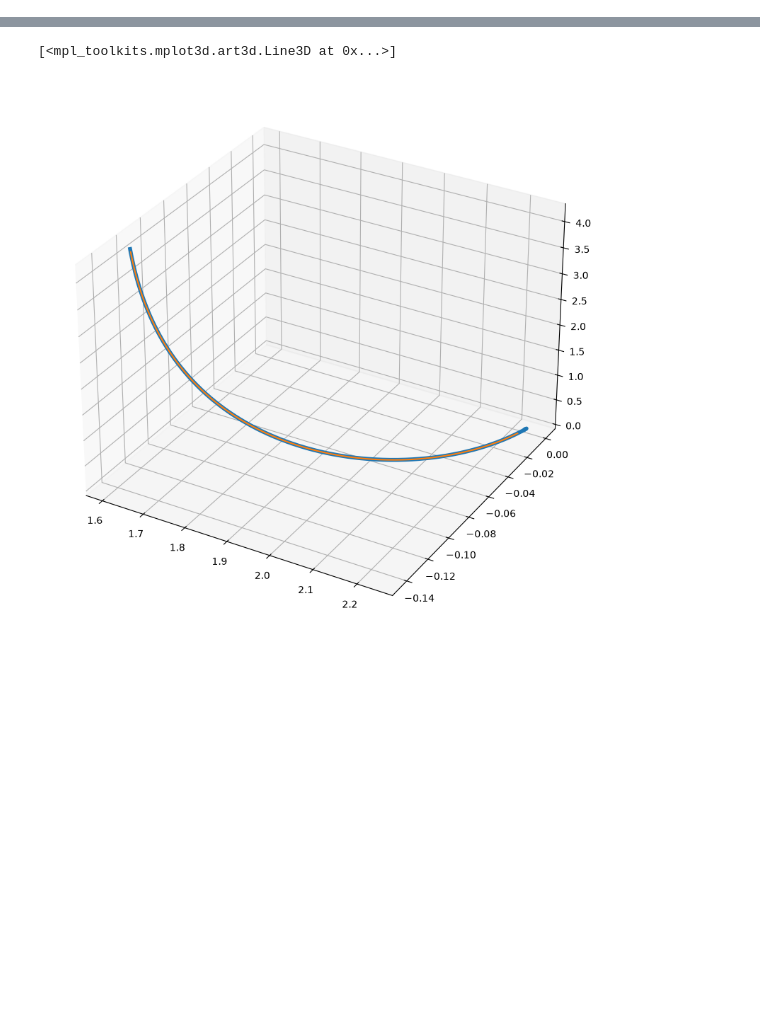
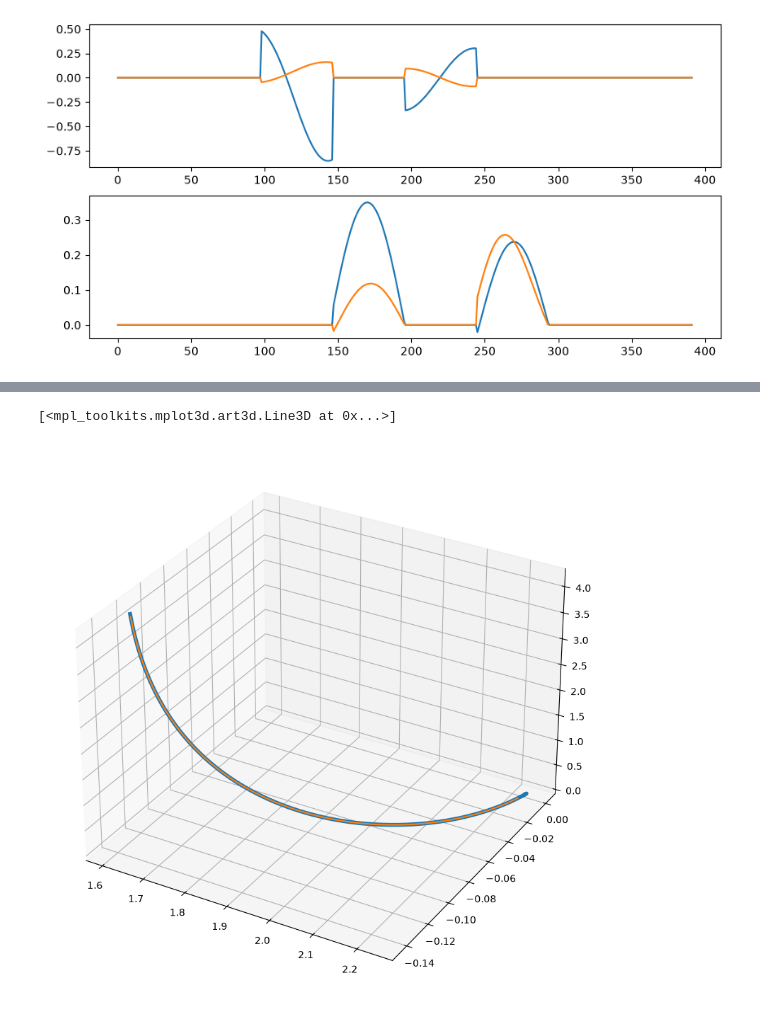
Before and after one commit to GLembrez/NMM-hopper, a Jupyter notebook: controller.ipynb, the cells around one changed output, grey strips where cells are left out. Drawn from its saved outputs; the diff is of its cells as text; code cells hidden in the pictures; blank space fills up the shorter version.

```diff
--- a/controller.ipynb
+++ b/controller.ipynb
@@ -178,0 +259,53 @@ passive_traj = solver_RL_1.traj_s_list(solver_RL_1.flight_to_stance(sol1_step1['
+# %%
+cmds = np.hstack([
+    np.zeros((49)),
+    np.zeros((49)),
+    sol_rev_1s["stance_control"],
+    np.zeros((49)),
+    sol_bac_1s["stance_control"],
+    np.zeros((49)),
+    np.zeros((49)),
+    np.zeros((49)),
+])
+cmdf = np.hstack([
+    np.zeros((49)),
+    np.zeros((49)),
+    np.zeros((49)),
+    sol_rev_1s["flight_control"],
+    np.zeros((49)),
+    sol_bac_1s["flight_control"],
+    np.zeros((49)),
+    np.zeros((49)),
+])
+cmds_baseline = np.hstack([
+    np.zeros((49)),
+    np.zeros((49)),
+    sol_baseline["stance_control"][0],
+    np.zeros((49)),
+    sol_baseline["stance_control"][1],
+    np.zeros((49)),
+    np.zeros((49)),
+    np.zeros((49)),
+])
+cmdf_baseline = np.hstack([
+    np.zeros((49)),
+    np.zeros((49)),
+    np.zeros((49)),
+    sol_baseline["flight_control"][0],
+    np.zeros((49)),
+    sol_baseline["flight_control"][1],
+    np.zeros((49)),
+    np.zeros((49)),
+])
+
+
+fig = plt.figure(figsize=(10,5))
+ax1 = fig.add_subplot(2,1,1)
+ax1.plot(cmds)
+ax1.plot(cmds_baseline)
+ax2 = fig.add_subplot(2,1,2)
+ax2.plot(cmdf)
+ax2.plot(cmdf_baseline)
+plt.show()
+# %% [output]
+[figure, added]
```
Also changed, not shown: parts of 28 cells of this notebook.
